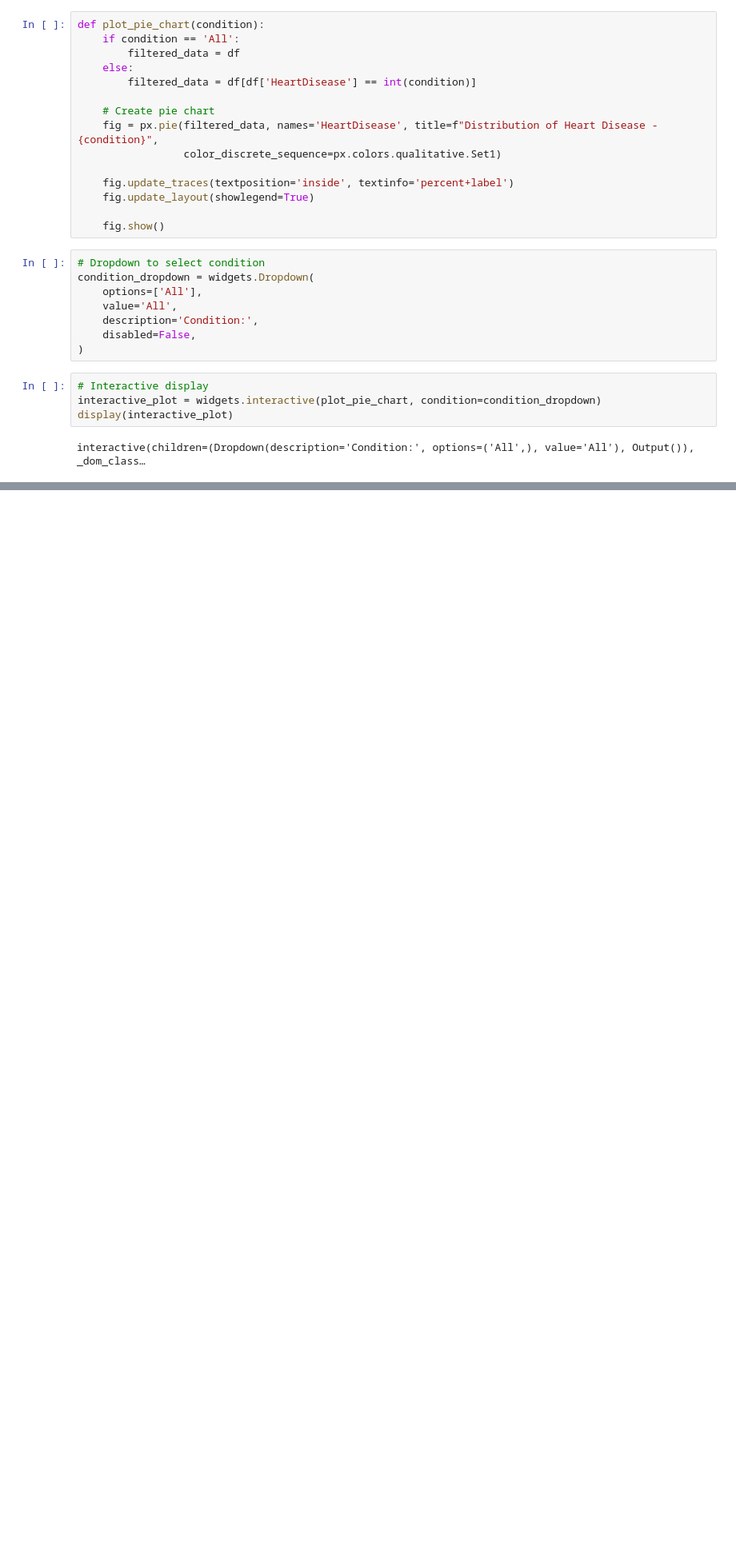
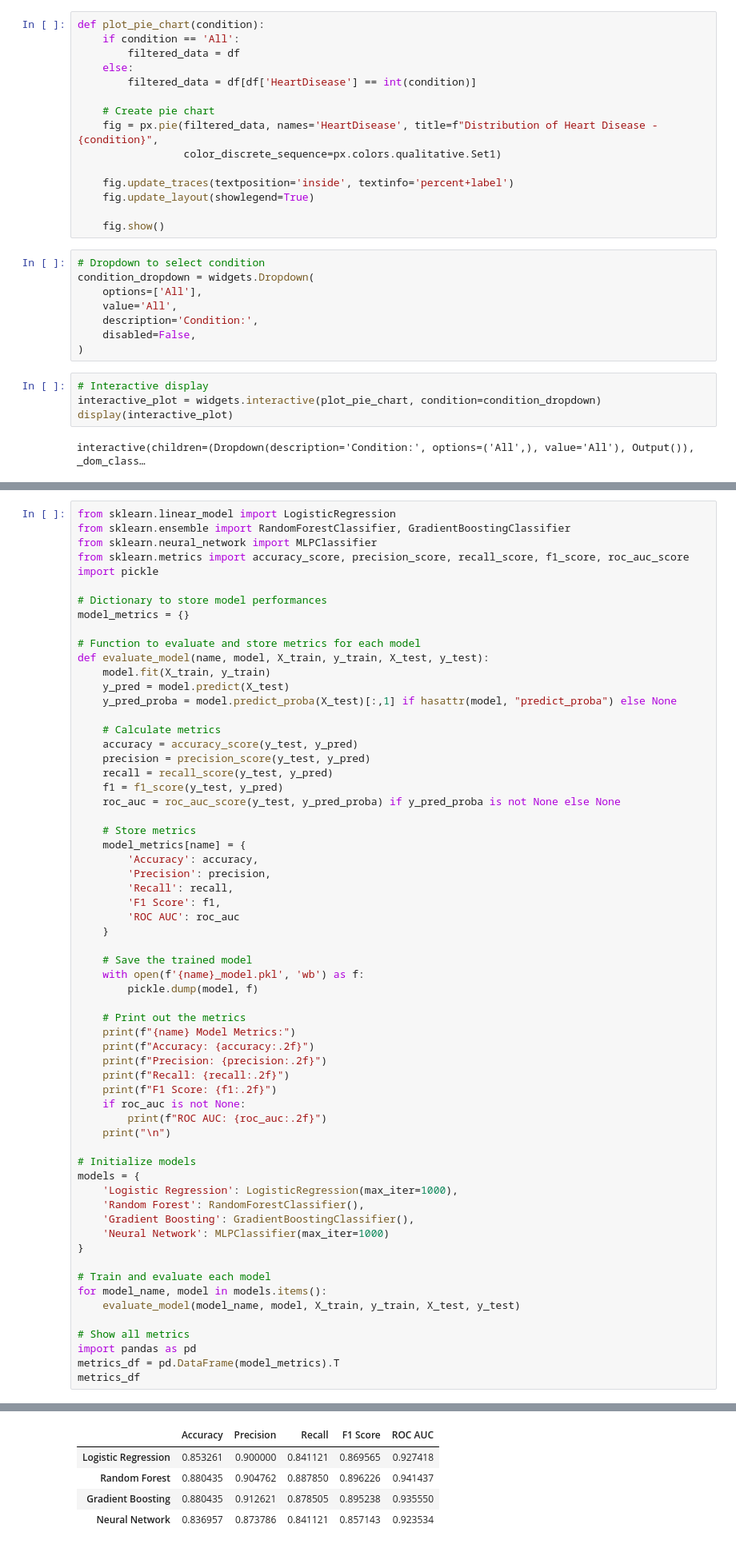
Before and after one commit to nikithamarythomas/Heart_Disease_Predictor, a Jupyter notebook: heart.ipynb, the cells around one changed output, grey strips where cells are left out. Shown at 80% size. Saved outputs shown, nothing was run; the diff lists cells and outputs as text; blank space fills up the shorter version.

```diff
--- a/heart.ipynb
+++ b/heart.ipynb
@@ -104,0 +155,63 @@ interactive(children=(Dropdown(description='Condition:', options=('All',), value
+# %%
+from sklearn.linear_model import LogisticRegression
+from sklearn.ensemble import RandomForestClassifier, GradientBoostingClassifier
+from sklearn.neural_network import MLPClassifier
+from sklearn.metrics import accuracy_score, precision_score, recall_score, f1_score, roc_auc_score
+import pickle
+
+# Dictionary to store model performances
+model_metrics = {}
+
+# Function to evaluate and store metrics for each model
+def evaluate_model(name, model, X_train, y_train, X_test, y_test):
+    model.fit(X_train, y_train)
+    y_pred = model.predict(X_test)
+    y_pred_proba = model.predict_proba(X_test)[:,1] if hasattr(model, "predict_proba") else None
+
+    # Calculate metrics
+    accuracy = accuracy_score(y_test, y_pred)
+    precision = precision_score(y_test, y_pred)
+    recall = recall_score(y_test, y_pred)
+    f1 = f1_score(y_test, y_pred)
+    roc_auc = roc_auc_score(y_test, y_pred_proba) if y_pred_proba is not None else None
+
+    # Store metrics
+    model_metrics[name] = {
+        'Accuracy': accuracy,
+        'Precision': precision,
+        'Recall': recall,
+        'F1 Score': f1,
+        'ROC AUC': roc_auc
+    }
+
+    # Save the trained model
+    with open(f'{name}_model.pkl', 'wb') as f:
+        pickle.dump(model, f)
+
+    # Print out the metrics
+    print(f"{name} Model Metrics:")
+    print(f"Accuracy: {accuracy:.2f}")
+    print(f"Precision: {precision:.2f}")
+    print(f"Recall: {recall:.2f}")
+    print(f"F1 Score: {f1:.2f}")
+    if roc_auc is not None:
+        print(f"ROC AUC: {roc_auc:.2f}")
+    print("\n")
+
+# Initialize models
+models = {
+    'Logistic Regression': LogisticRegression(max_iter=1000),
+    'Random Forest': RandomForestClassifier(),
+    'Gradient Boosting': GradientBoostingClassifier(),
+    'Neural Network': MLPClassifier(max_iter=1000)
+}
+
+# Train and evaluate each model
+for model_name, model in models.items():
+    evaluate_model(model_name, model, X_train, y_train, X_test, y_test)
+
+# Show all metrics
+import pandas as pd
+metrics_df = pd.DataFrame(model_metrics).T
+metrics_df
+# %% [output]
@@ -104,0 +236,5 @@ interactive(children=(Dropdown(description='Condition:', options=('All',), value
+|  | Accuracy | Precision | Recall | F1 Score | ROC AUC |
+| Logistic Regression | 0.853261 | 0.900000 | 0.841121 | 0.869565 | 0.927418 |
+| Random Forest | 0.880435 | 0.904762 | 0.887850 | 0.896226 | 0.941437 |
+| Gradient Boosting | 0.880435 | 0.912621 | 0.878505 | 0.895238 | 0.935550 |
+| Neural Network | 0.836957 | 0.873786 | 0.841121 | 0.857143 | 0.923534 |
```
Also changed, not shown: parts of 16 cells of this notebook, 4 other files.
